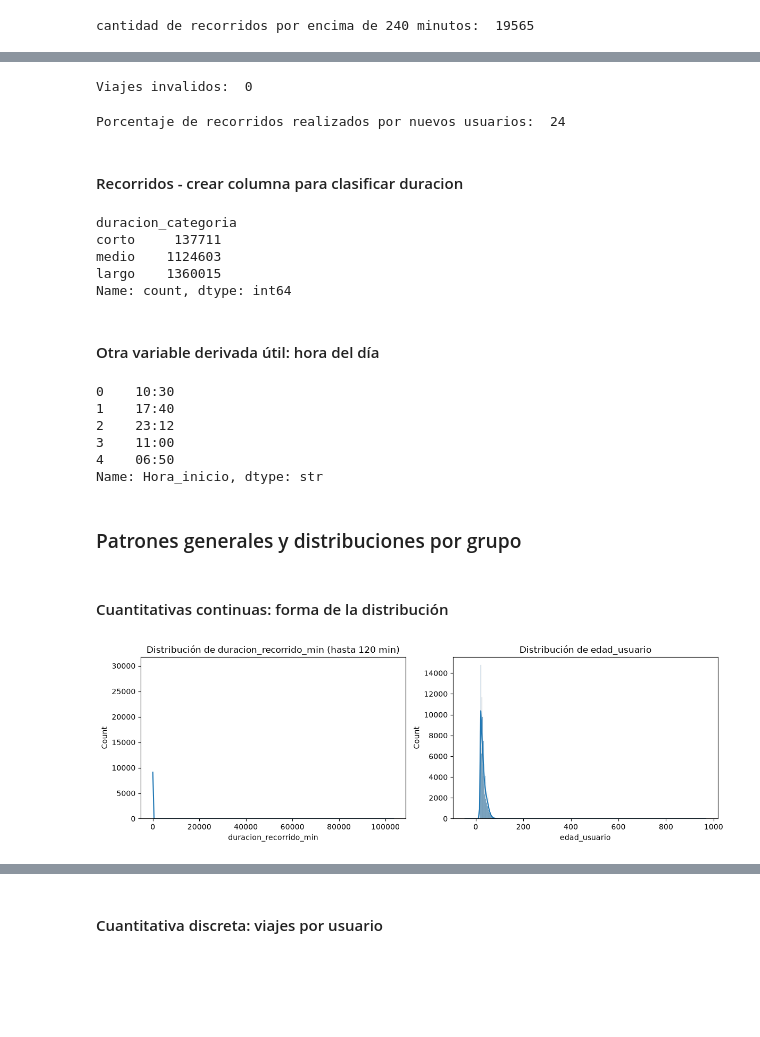
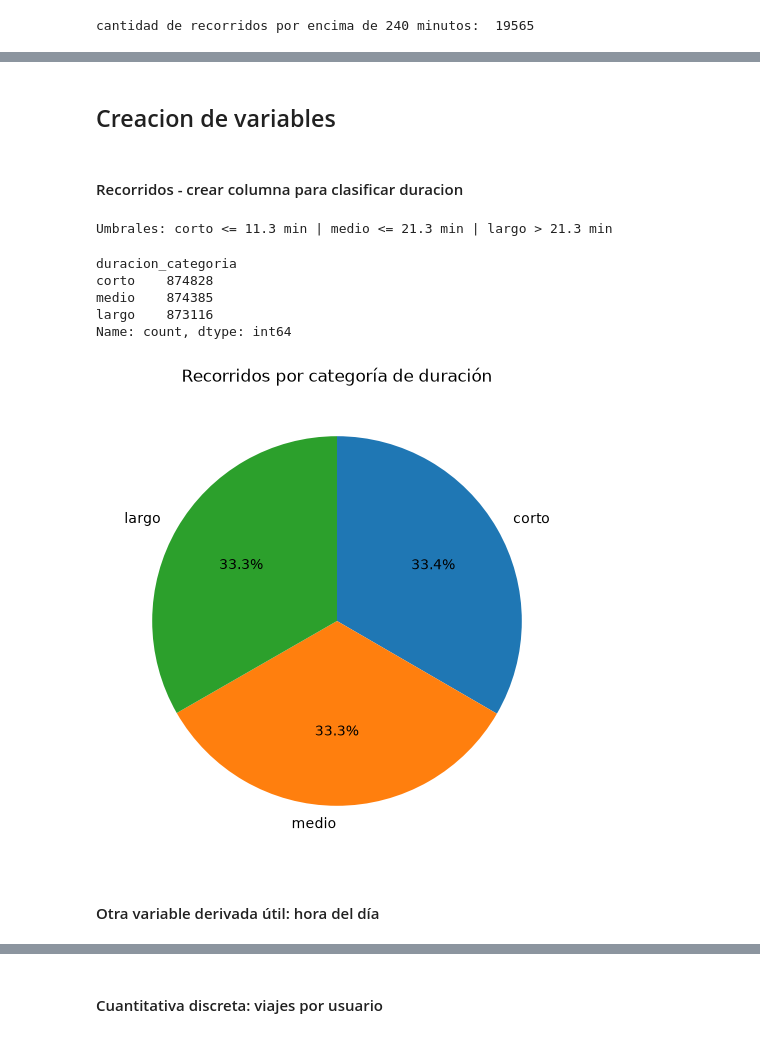
Before and after one commit to brigere/data-anlysis-ceia, a Jupyter notebook: tp_final_2026.ipynb, the cells around one changed output, grey strips where cells are left out. Saved outputs shown, nothing was run; the diff lists cells and outputs as text; code cells hidden in the pictures; blank space fills up the shorter version.

Commit message:
se agregan nuevas categorias

```diff
--- a/tp_final_2026.ipynb
+++ b/tp_final_2026.ipynb
@@ -728,18 +556,5 @@ vemos que para las primeras filas los datos tienen sentido, el primer viaje se r
-# %%
-# revisamos que no haya rows invalidos en donde fecha de alta es mayor que fecha de recorrido
-registros_invalidos = viajes_por_usuario[
-      viajes_por_usuario["fecha_alta"].dt.normalize() > viajes_por_usuario["fecha_origen_recorrido"].dt.normalize()
-  ]
-
-print("Viajes invalidos: ", registros_invalidos.shape[0])
-# %% [output]
-Viajes invalidos:  0
-# %%
-# ahora podemos calcular el porcentaje del total de los viajes que se realizaron por usuarios "nuevos"
-
-print("Porcentaje de recorridos realizados por nuevos usuarios: ", round((viajes_por_usuario.shape[0]/df_recorridos.shape[0])*100))
-# %% [output]
-Porcentaje de recorridos realizados por nuevos usuarios:  24
+# %% [markdown]
+## Creacion de variables
 # %% [markdown]
 #### Recorridos - crear columna para clasificar duracion
 # %%
@@ -747,44 +562,36 @@ Porcentaje de recorridos realizados por nuevos usuarios:  24
 etiquetas_duracion = ["corto", "medio", "largo"]
 orden_duracion = CategoricalDtype(categories=etiquetas_duracion, ordered=True)
 
+corto_threshold = df_recorridos["duracion_recorrido_min"].quantile(1 / 3)   # corto:  hasta el primer tercil
+medio_threshold = df_recorridos["duracion_recorrido_min"].quantile(2 / 3)   # medio:  hasta el segundo tercil
+largo_threshold = float("inf")                                              # largo:  por encima del segundo tercil
+
+print(f"Umbrales: corto <= {corto_threshold:.1f} min | medio <= {medio_threshold:.1f} min | largo > {medio_threshold:.1f} min")
+
 df_recorridos["duracion_categoria"] = pd.cut(
     df_recorridos["duracion_recorrido_min"],
-    bins=[-1, 5, 15, float("inf")],   # <=5 min, 5-15 min, >15 min
+    bins=[-1, corto_threshold, medio_threshold, largo_threshold],
     labels=etiquetas_duracion,
 ).astype(orden_duracion)
 
 df_recorridos["duracion_categoria"].value_counts().sort_index()
 # %% [output]
-duracion_categoria
-corto     137711
-medio    1124603
-largo    1360015
-Name: count, dtype: int64
+Umbrales: corto <= 11.3 min | medio <= 21.3 min | largo > 21.3 min
+duracion_categoria
+corto    874828
+medio    874385
+largo    873116
+Name: count, dtype: int64
+# %%
+# pie chart: porcentaje de recorridos por categoría de duración
+conteo_duracion = df_recorridos["duracion_categoria"].value_counts().sort_index()   # orden: corto, medio, largo
+
+fig, ax = plt.subplots(figsize=(6, 6))
+ax.pie(conteo_duracion.values, labels=conteo_duracion.index,
+       autopct="%1.1f%%", startangle=90, counterclock=False)
+ax.set_title("Recorridos por categoría de duración")
+plt.show()
+# %% [output]
+[figure, added]
 # %% [markdown]
 #### Otra variable derivada útil: hora del día
-# %%
-# Hora_inicio: hora de inicio del viaje en formato HH:MM (no modifica fecha_origen_recorrido)
-df_recorridos["Hora_inicio"] = df_recorridos["fecha_origen_recorrido"].dt.strftime("%H:%M")
-
-df_recorridos["Hora_inicio"].head()
-# %% [output]
-0    10:30
-1    17:40
-2    23:12
-3    11:00
-4    06:50
-Name: Hora_inicio, dtype: str
-# %% [markdown]
-### Patrones generales y distribuciones por grupo
-# %% [markdown]
-#### Cuantitativas continuas: forma de la distribución
-# %%
-fig, axes = plt.subplots(1, 2, figsize=(12, 4))
-sns.histplot(df_recorridos["duracion_recorrido_min"], kde=True, binrange=(0, 120), ax=axes[0])  # hasta 120 min (~99% de los recorridos)
-axes[0].set_title("Distribución de duracion_recorrido_min (hasta 120 min)")
-sns.histplot(df_usuarios["edad_usuario"].dropna(), kde=True, ax=axes[1])
-axes[1].set_title("Distribución de edad_usuario")
-plt.tight_layout()
-plt.show()
-# %% [output]
-[figure, removed]
```
Also changed, not shown: parts of 26 cells of this notebook.
